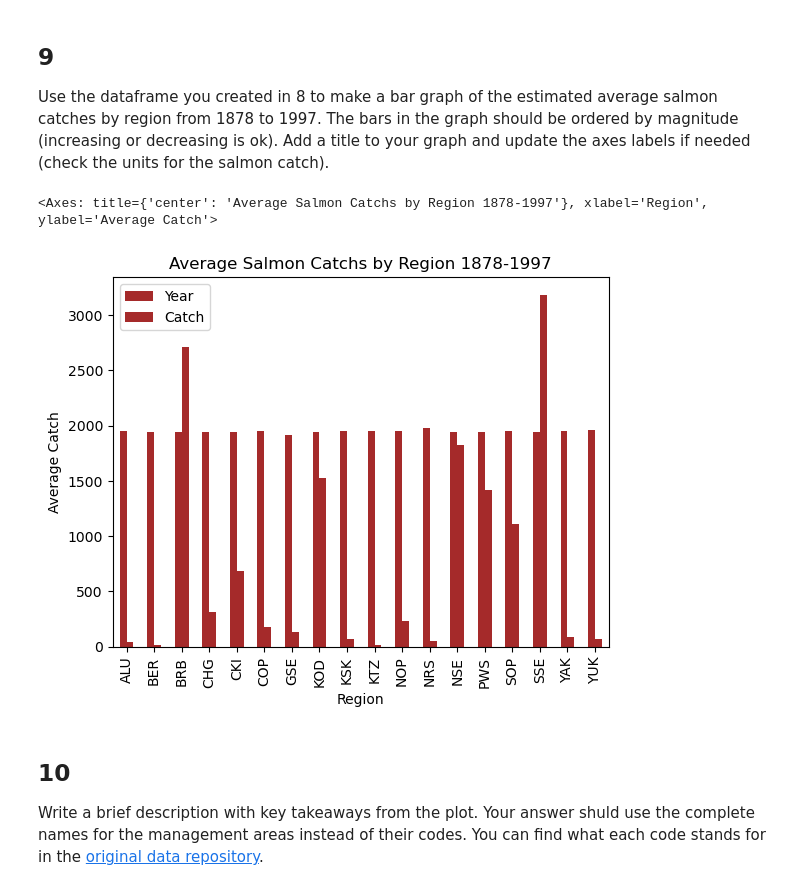
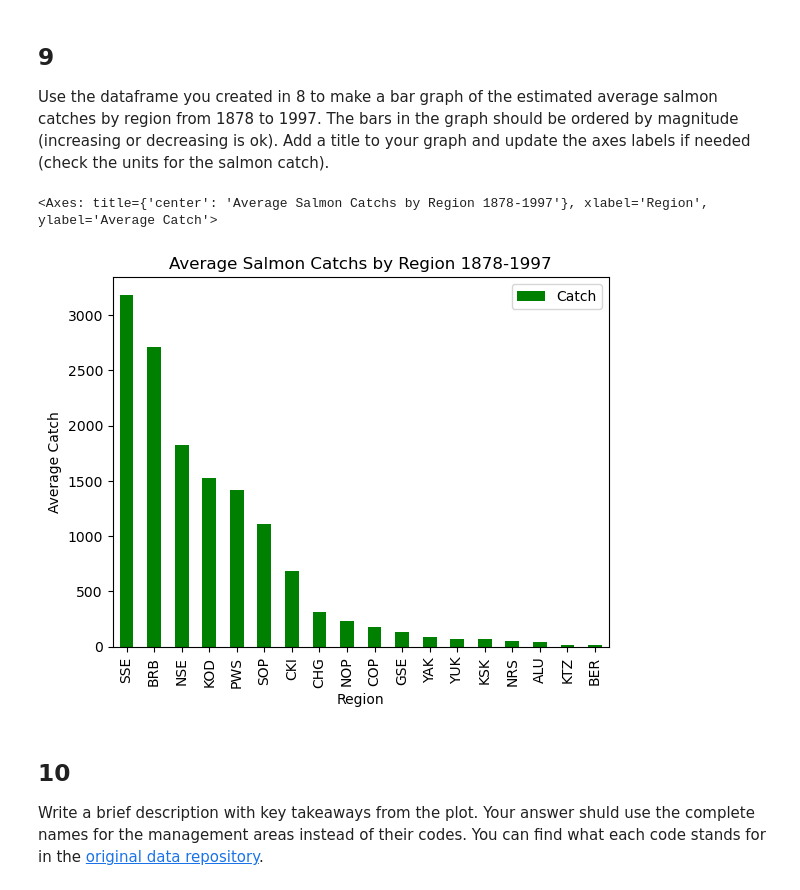
Before and after one commit to ht-oliver/eds220-hwk2, a Jupyter notebook: task2/hwk2-task2-salmon.ipynb, the cells around one changed output. Saved outputs shown, nothing was run; the diff lists cells and outputs as text; code cells hidden in the pictures.

Commit message:
Completed bar graph interpretation

```diff
--- a/task2/hwk2-task2-salmon.ipynb
+++ b/task2/hwk2-task2-salmon.ipynb
@@ -242,7 +246,8 @@ q7 results: All test cases passed!
 Create a data frame with the average salmon catch per region. HINT: use `groupby()`. Store your dataframe in new variable called `avg_region`
 # %%
 # Group by Region, return the mean for column 'Catch'
-avg_region = catch_data.groupby('Region').mean('Catch')
+# Use sort_values to rank by average catch
+avg_region = pd.DataFrame(catch_data.groupby('Region').mean('Catch').sort_values(by = 'Catch', ascending = False))
 avg_region
 # %% [output]
 |  | Year | Catch |
@@ -276,14 +281,16 @@ q8 results: All test cases passed!
 
 Use the dataframe you created in 8 to make a bar graph of the estimated average salmon catches by region from 1878 to 1997. The bars in the graph should be ordered by magnitude (increasing or decreasing is ok). Add a title  to your graph and update the axes labels if needed (check the units for the salmon catch).
 # %%
+# Create barplot of avg_region dataframe
 avg_region.plot(kind = 'bar',
+                y = 'Catch',
                 title = 'Average Salmon Catchs by Region 1878-1997',
                 xlabel = 'Region',
                 ylabel = 'Average Catch',
-                color = 'brown')
+                color = 'green')
 # %% [output]
 <Axes: title={'center': 'Average Salmon Catchs by Region 1878-1997'}, xlabel='Region', ylabel='Average Catch'>
-[figure, old version]
+[figure, new version]
 # %% [markdown]
 <!-- END QUESTION -->
 
```
Also changed, not shown: parts of 4 cells of this notebook.
